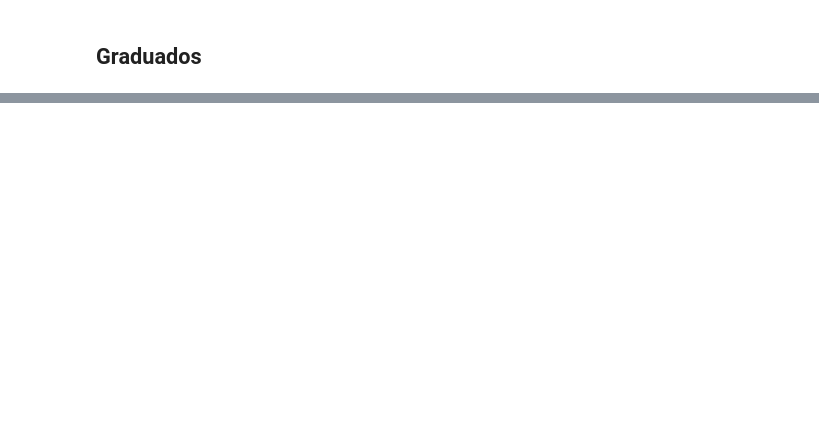
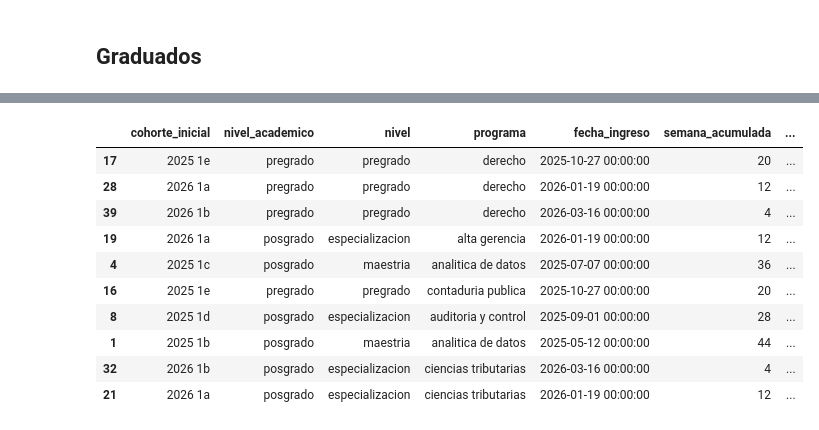
Before and after one commit to juanjimenez-design/central_perm_flow, a Jupyter notebook: notebooks/nb_calac_activos_baj_grad.ipynb, the cells around one changed output, grey strips where cells are left out. Cells and saved outputs as stored; diff of their text form; code cells hidden in the pictures; blank space fills up the shorter version.

```diff
--- a/notebooks/nb_calac_activos_baj_grad.ipynb
+++ b/notebooks/nb_calac_activos_baj_grad.ipynb
@@ -186,0 +252,21 @@ bajas_calendario_academico = catalog.load('bajas_calendario_academico')
+# %%
+top_diez_activos = (
+    activos_calendario_academico
+    .groupby(['cohorte_inicial','nivel_academico','nivel','programa', 'fecha_ingreso', 'semana_acumulada','max_semana_teorica'])
+    .agg(activos=('ai', 'sum')) # <-- Definimos: nombre = (columna, operacion)
+    .reset_index()
+    .sort_values(by='activos', ascending=False)
+    .head(10)
+)
+# %%
+# 2. Aplicamos las barras de datos de color rojo
+top_diez_estilado = top_diez_activos.style.bar(
+    subset=['activos'],
+    color="#41747A", # Un verde suave tipo "soft green"
+    align='left',    # Las barras nacen desde la izquierda
+    vmin=0           # El mínimo es cero para que la escala sea real
+)
+
+# Visualizar en el Notebook
+top_diez_estilado
+# %% [output]
@@ -186,0 +274,11 @@ bajas_calendario_academico = catalog.load('bajas_calendario_academico')
+|  | cohorte_inicial | nivel_academico | nivel | programa | fecha_ingreso | semana_acumulada | ... |
+| 17 | 2025 1e | pregrado | pregrado | derecho | 2025-10-27 00:00:00 | 20 | ... |
+| 28 | 2026 1a | pregrado | pregrado | derecho | 2026-01-19 00:00:00 | 12 | ... |
+| 39 | 2026 1b | pregrado | pregrado | derecho | 2026-03-16 00:00:00 | 4 | ... |
+| 19 | 2026 1a | posgrado | especializacion | alta gerencia | 2026-01-19 00:00:00 | 12 | ... |
+| 4 | 2025 1c | posgrado | maestria | analitica de datos | 2025-07-07 00:00:00 | 36 | ... |
+| 16 | 2025 1e | pregrado | pregrado | contaduria publica | 2025-10-27 00:00:00 | 20 | ... |
+| 8 | 2025 1d | posgrado | especializacion | auditoria y control | 2025-09-01 00:00:00 | 28 | ... |
+| 1 | 2025 1b | posgrado | maestria | analitica de datos | 2025-05-12 00:00:00 | 44 | ... |
+| 32 | 2026 1b | posgrado | especializacion | ciencias tributarias | 2026-03-16 00:00:00 | 4 | ... |
+| 21 | 2026 1a | posgrado | especializacion | ciencias tributarias | 2026-01-19 00:00:00 | 12 | ... |
```
Also changed, not shown: parts of 42 cells of this notebook, 4 other files.
